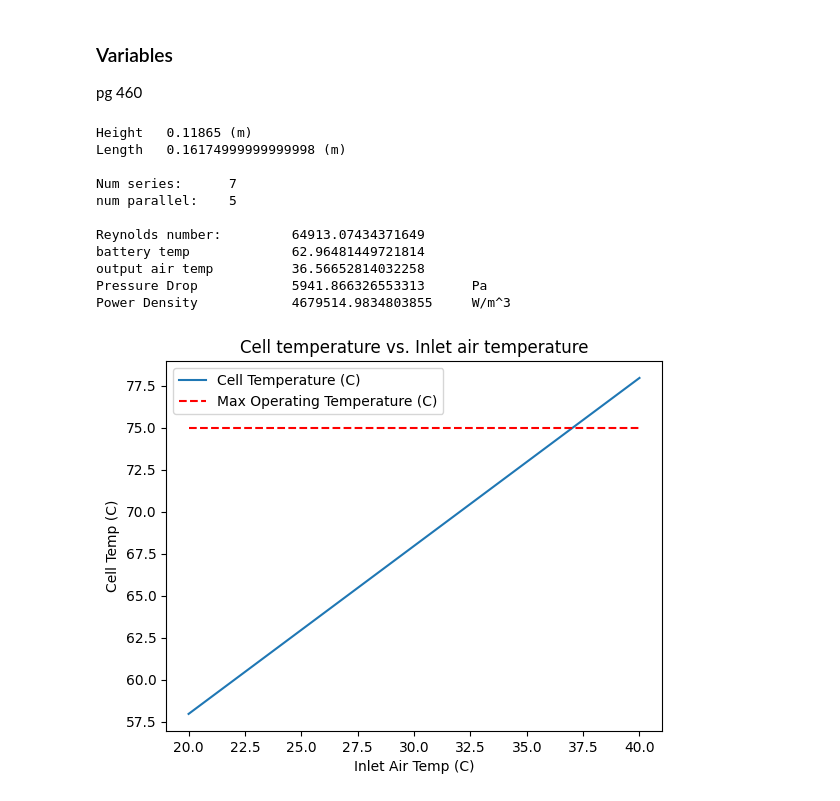
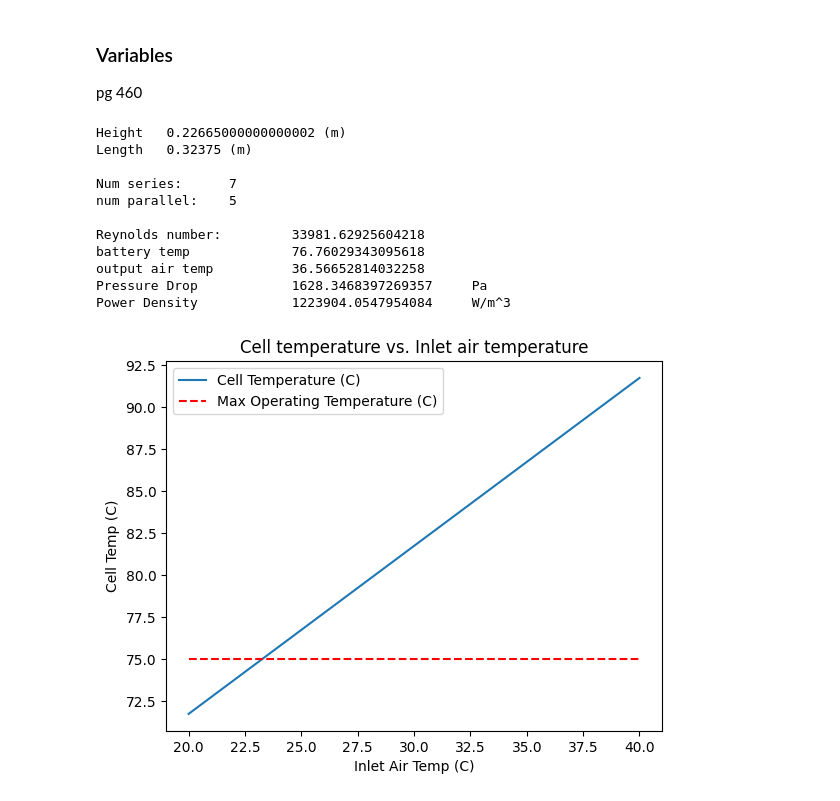
Before and after one commit to mjsamp99/Design-Problem, a Jupyter notebook: prob.ipynb, the cells around one changed output. Cells and saved outputs as stored; diff of their text form; code cells hidden in the pictures.

```diff
--- a/prob.ipynb
+++ b/prob.ipynb
@@ -65,9 +65,11 @@ power_heatBattery = (currentBattery**2) * \
 # spacing
 minCell_WallSpace = sT - diameterBattery
 
-height = (2*minCell_WallSpace) + (diameterBattery * numParellel)
+height = (2*minCell_WallSpace) + (diameterBattery *
+                                  numParellel) + (sT*(numParellel-1))
 width = lengthBattery
-length = (2*minCell_WallSpace) + (diameterBattery * numSeries)
+length = (2*minCell_WallSpace) + \
+    (diameterBattery * numSeries) + (sL*(numSeries-1))
 
 
 def findPowerDensity():
@@ -158,37 +160,37 @@ def plot():
     plt.plot(inletAirTemps, batteryTemps, label='Cell Temperature (C)')
     plt.plot(inletAirTemps, maxTemp, linestyle='--',
              color='r', label='Max Operating Temperature (C)')
 
     # Add labels and a title
     plt.xlabel('Inlet Air Temp (C)')
     plt.ylabel('Cell Temp (C)')
     plt.title('Cell temperature vs. Inlet air temperature')
 
     # Add a legend
     plt.legend()
 
     # Display the plot
     plt.show()
 
 
 print("Height\t", height, "(m)\nLength \t", length, "(m)")
 print("\nNum series:\t", numSeries, "\nnum parallel:\t",  numParellel)
 print("\nReynolds number:\t", findRe())
 t = findTempsPack()
 print("battery temp\t\t", t[0], "\noutput air temp\t\t", t[1])
 print("Pressure Drop\t\t", findPressureDrop(), "\tPa")
 print("Power Density\t\t", findPowerDensity(), "\tW/m^3")
 plot()
 # %% [output]
-Height   0.11865 (m)
-Length   0.16174999999999998 (m)
+Height   0.22665000000000002 (m)
+Length   0.32375 (m)
 
 Num series:      7
 num parallel:    5
 
-Reynolds number:         64913.07434371649
-battery temp             62.96481449721814
+Reynolds number:         33981.62925604218
+battery temp             76.76029343095618
 output air temp          36.56652814032258
-Pressure Drop            5941.866326553313      Pa
-Power Density            4679514.9834803855     W/m^3
+Pressure Drop            1628.3468397269357     Pa
+Power Density            1223904.0547954084     W/m^3
-[figure, old version]
+[figure, new version]
```
